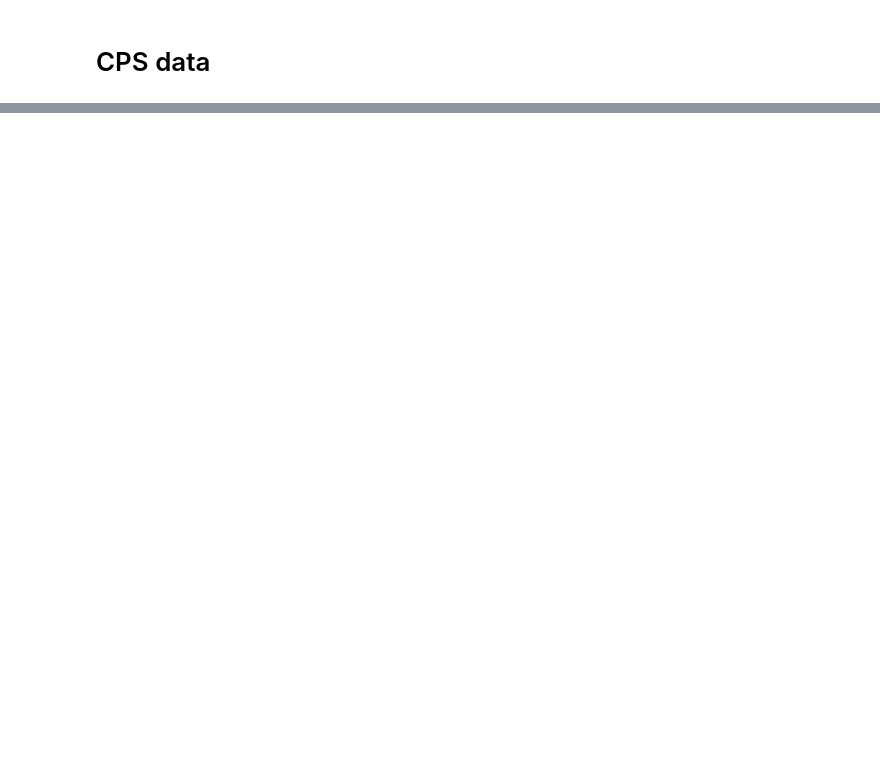
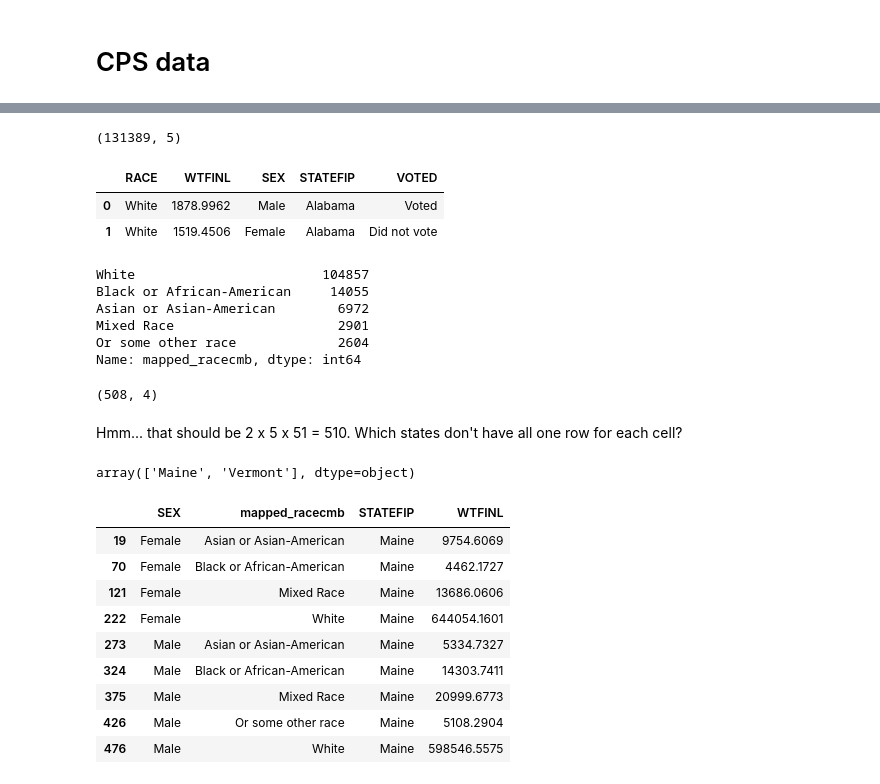
Before and after one commit to aenfield/Data512, a Jupyter notebook: project/MRP_Presidential_Election_2016.ipynb, the cells around one changed output, grey strips where cells are left out. Cells and saved outputs as stored; diff of their text form; code cells hidden in the pictures; blank space fills up the shorter version.

```diff
--- a/project/MRP_Presidential_Election_2016.ipynb
+++ b/project/MRP_Presidential_Election_2016.ipynb
@@ -363,0 +382,34 @@ sns.heatmap(all_cells.pivot_table(columns=['sex','racecmb'],index='state',values
+# %%
+map_cps_race_to_pew_racecmb = {
+    'White':'White',
+    'Black/Negro':'Black or African-American',
+    'Asian only':'Asian or Asian-American',
+    'American Indian/Aleut/Eskimo':'Or some other race',
+    'White-American Indian':'Mixed Race',
+    'White-Black':'Mixed Race',
+    'Hawaiian/Pacific Islander only':'Or some other race',
+    'White-Asian':'Mixed Race',
+    'White-Hawaiian/Pacific Islander':'Mixed Race',
+    'Black-American Indian':'Mixed Race',
+    'Asian-Hawaiian/Pacific Islander':'Mixed Race',
+    'White-Black-American Indian':'Mixed Race',
+    'White-Asian-Hawaiian/Pacific Islander':'Mixed Race',
+    'Black-Asian':'Mixed Race',
+    'White-Black-Asian':'Mixed Race',
+    'Four or five races, unspecified':'Mixed Race',
+    'Black-Hawaiian/Pacific Islander':'Mixed Race',
+    'White-American Indian-Asian':'Mixed Race',
+    'Two or three races, unspecified':'Mixed Race',
+    'American Indian-Asian':'Mixed Race',
+    'White-Black-American Indian-Asian':'Mixed Race',
+    'White-Black--Hawaiian/Pacific Islander':'Mixed Race',
+    'White-American Indian-Asian-Hawaiian/Pacific Islander':'Mixed Race',
+    'White-American Indian-Hawaiian/Pacific Islander':'Mixed Race',
+    'American Indian-Hawaiian/Pacific Islander':'Mixed Race',
+    'Black-American Indian-Asian':'Mixed Race'
+}
+map_cps_race_to_pew_racecmb
+
+d_pop['mapped_racecmb'] = d_pop['RACE'].map(map_cps_race_to_pew_racecmb)
+
+d_pop['mapped_racecmb'].value_counts(dropna=False)
@@ -363,0 +493,45 @@ sns.heatmap(all_cells.pivot_table(columns=['sex','racecmb'],index='state',values
+# %%
+d_voting = pd.read_csv('~/OneDrive/Personal/School/Master\'s/DATA 512/Project/cps_votes.csv')
+d_voting.shape
+# %% [output]
+(131389, 5)
+# %%
+d_voting[:2]
+# %% [output]
+|  | RACE | WTFINL | SEX | STATEFIP | VOTED |
+| 0 | White | 1878.9962 | Male | Alabama | Voted |
+| 1 | White | 1519.4506 | Female | Alabama | Did not vote |
+# %%
+d_voting['mapped_racecmb'] = d_voting['RACE'].map(map_cps_race_to_pew_racecmb)
+d_voting['mapped_racecmb'].value_counts(dropna=False)
+# %% [output]
+White                        104857
+Black or African-American     14055
+Asian or Asian-American        6972
+Mixed Race                     2901
+Or some other race             2604
+Name: mapped_racecmb, dtype: int64
+# %%
+d_voting_pop_by_cell = d_voting.groupby(['SEX','mapped_racecmb','STATEFIP'], as_index=False)['WTFINL'].sum()
+d_voting_pop_by_cell.shape
+# %% [output]
+(508, 4)
+# %% [markdown]
+Hmm... that should be 2 x 5 x 51 = 510. Which states don't have all one row for each cell?
+# %%
+(d_voting_pop_by_cell['STATEFIP'].unique())[d_voting_pop_by_cell.groupby('STATEFIP').size() < 10]
+# %% [output]
+array(['Maine', 'Vermont'], dtype=object)
+# %%
+d_voting_pop_by_cell[d_voting_pop_by_cell['STATEFIP'] == 'Maine']
+# %% [output]
+|  | SEX | mapped_racecmb | STATEFIP | WTFINL |
+| 19 | Female | Asian or Asian-American | Maine | 9754.6069 |
+| 70 | Female | Black or African-American | Maine | 4462.1727 |
+| 121 | Female | Mixed Race | Maine | 13686.0606 |
+| 222 | Female | White | Maine | 644054.1601 |
+| 273 | Male | Asian or Asian-American | Maine | 5334.7327 |
+| 324 | Male | Black or African-American | Maine | 14303.7411 |
+| 375 | Male | Mixed Race | Maine | 20999.6773 |
+| 426 | Male | Or some other race | Maine | 5108.2904 |
+| 476 | Male | White | Maine | 598546.5575 |
```
Also changed, not shown: parts of 47 cells of this notebook, 2 other files.
